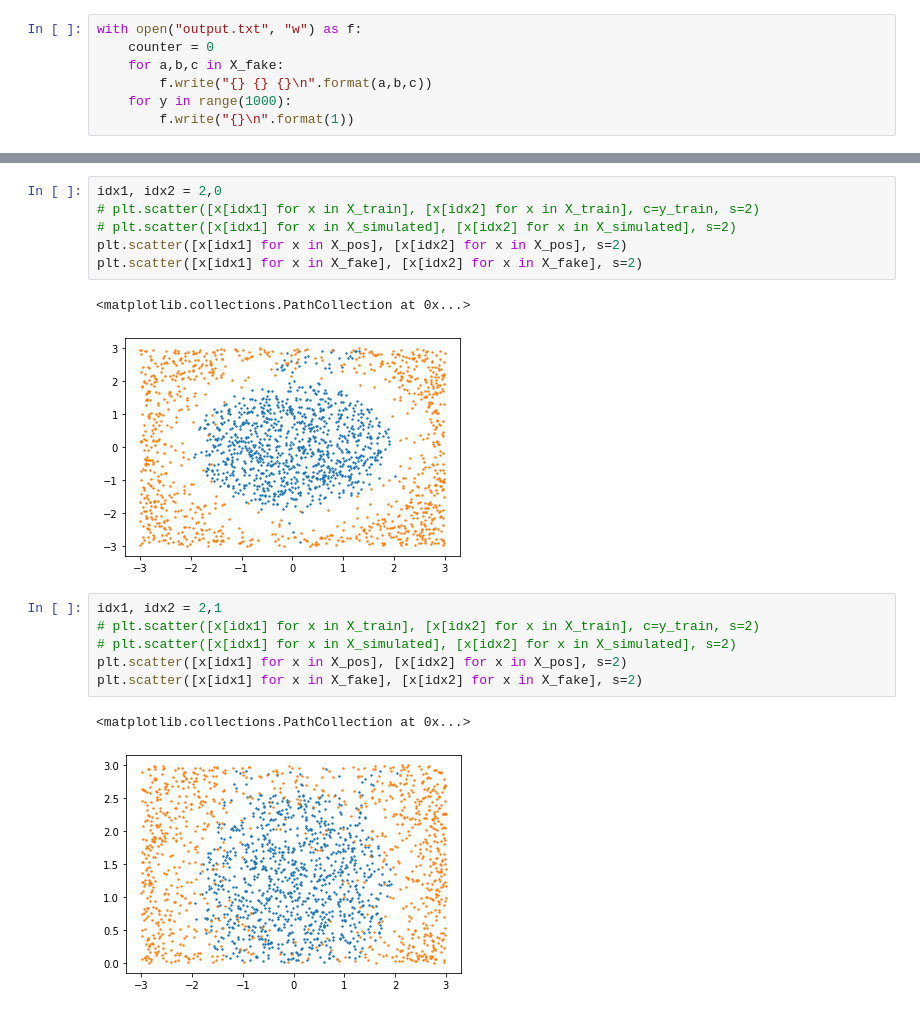
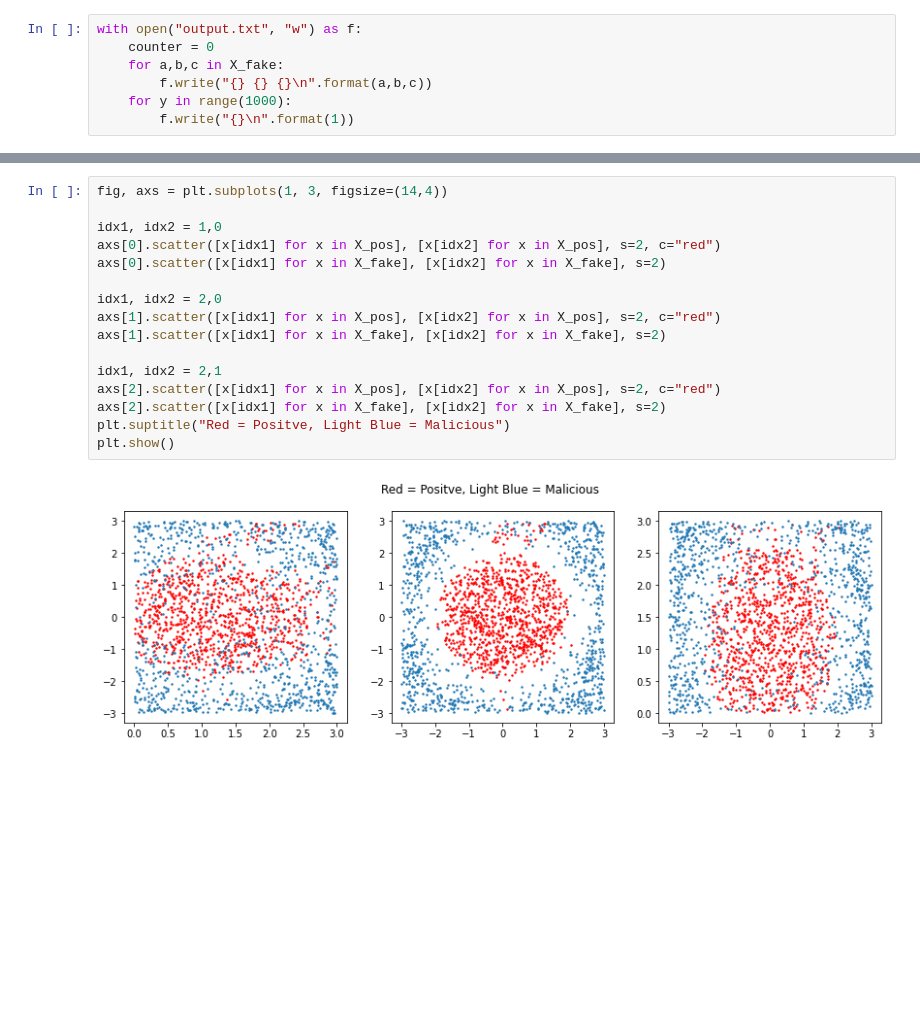
Before and after one commit to tonghuikang/codecomp, a Jupyter notebook: template/malicious.ipynb, the cells around one changed output, grey strips where cells are left out. Drawn from its saved outputs; the diff is of its cells as text; blank space fills up the shorter version.

```diff
--- a/template/malicious.ipynb
+++ b/template/malicious.ipynb
@@ -57,18 +63,18 @@ plt.scatter([x[idx1] for x in X_fake], [x[idx2] for x in X_fake], s=2)
-# %%
-idx1, idx2 = 2,0
-# plt.scatter([x[idx1] for x in X_train], [x[idx2] for x in X_train], c=y_train, s=2)
-# plt.scatter([x[idx1] for x in X_simulated], [x[idx2] for x in X_simulated], s=2)
-plt.scatter([x[idx1] for x in X_pos], [x[idx2] for x in X_pos], s=2)
-plt.scatter([x[idx1] for x in X_fake], [x[idx2] for x in X_fake], s=2)
-# %% [output]
-<matplotlib.collections.PathCollection at 0x...>
-[figure, removed]
-# %%
-idx1, idx2 = 2,1
-# plt.scatter([x[idx1] for x in X_train], [x[idx2] for x in X_train], c=y_train, s=2)
-# plt.scatter([x[idx1] for x in X_simulated], [x[idx2] for x in X_simulated], s=2)
-plt.scatter([x[idx1] for x in X_pos], [x[idx2] for x in X_pos], s=2)
-plt.scatter([x[idx1] for x in X_fake], [x[idx2] for x in X_fake], s=2)
-# %% [output]
-<matplotlib.collections.PathCollection at 0x...>
-[figure, removed]
+# %%
+fig, axs = plt.subplots(1, 3, figsize=(14,4))
+
+idx1, idx2 = 1,0
+axs[0].scatter([x[idx1] for x in X_pos], [x[idx2] for x in X_pos], s=2, c="red")
+axs[0].scatter([x[idx1] for x in X_fake], [x[idx2] for x in X_fake], s=2)
+
+idx1, idx2 = 2,0
+axs[1].scatter([x[idx1] for x in X_pos], [x[idx2] for x in X_pos], s=2, c="red")
+axs[1].scatter([x[idx1] for x in X_fake], [x[idx2] for x in X_fake], s=2)
+
+idx1, idx2 = 2,1
+axs[2].scatter([x[idx1] for x in X_pos], [x[idx2] for x in X_pos], s=2, c="red")
+axs[2].scatter([x[idx1] for x in X_fake], [x[idx2] for x in X_fake], s=2)
+plt.suptitle("Red = Positve, Light Blue = Malicious")
+plt.show()
+# %% [output]
+[figure, added]
```
Also changed, not shown: parts of 2 cells of this notebook, 1 other file.
